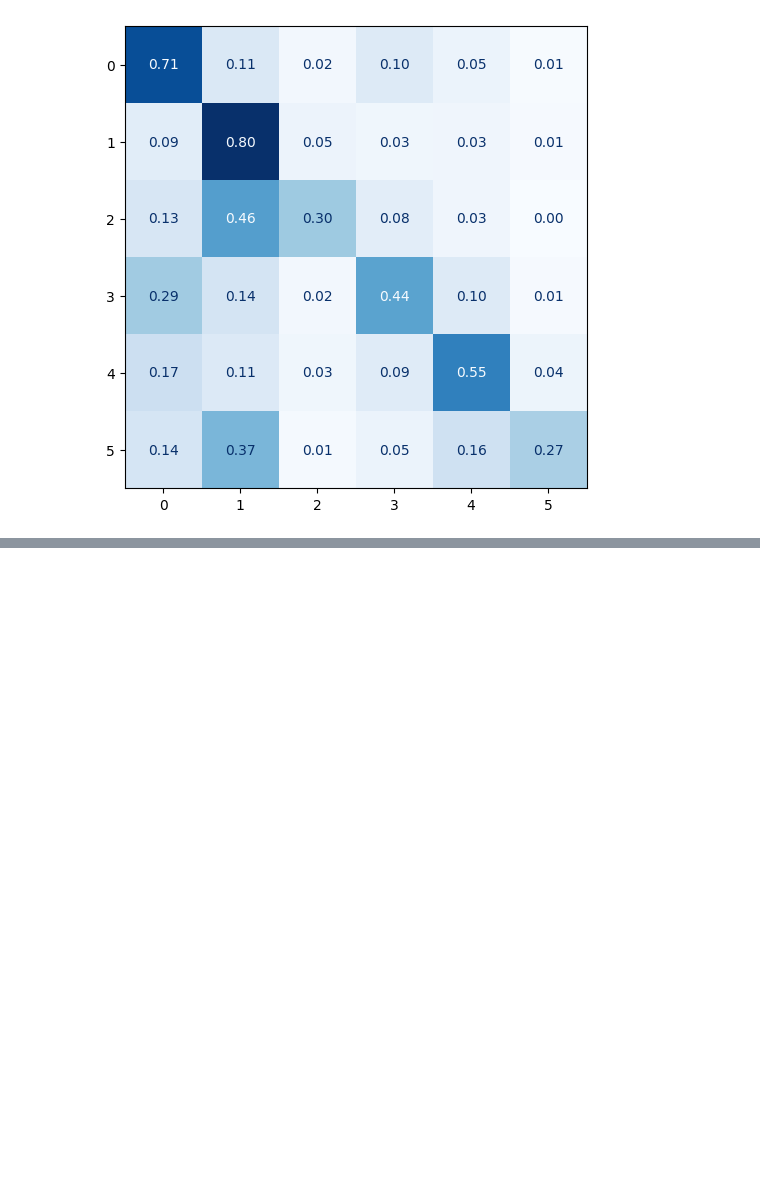
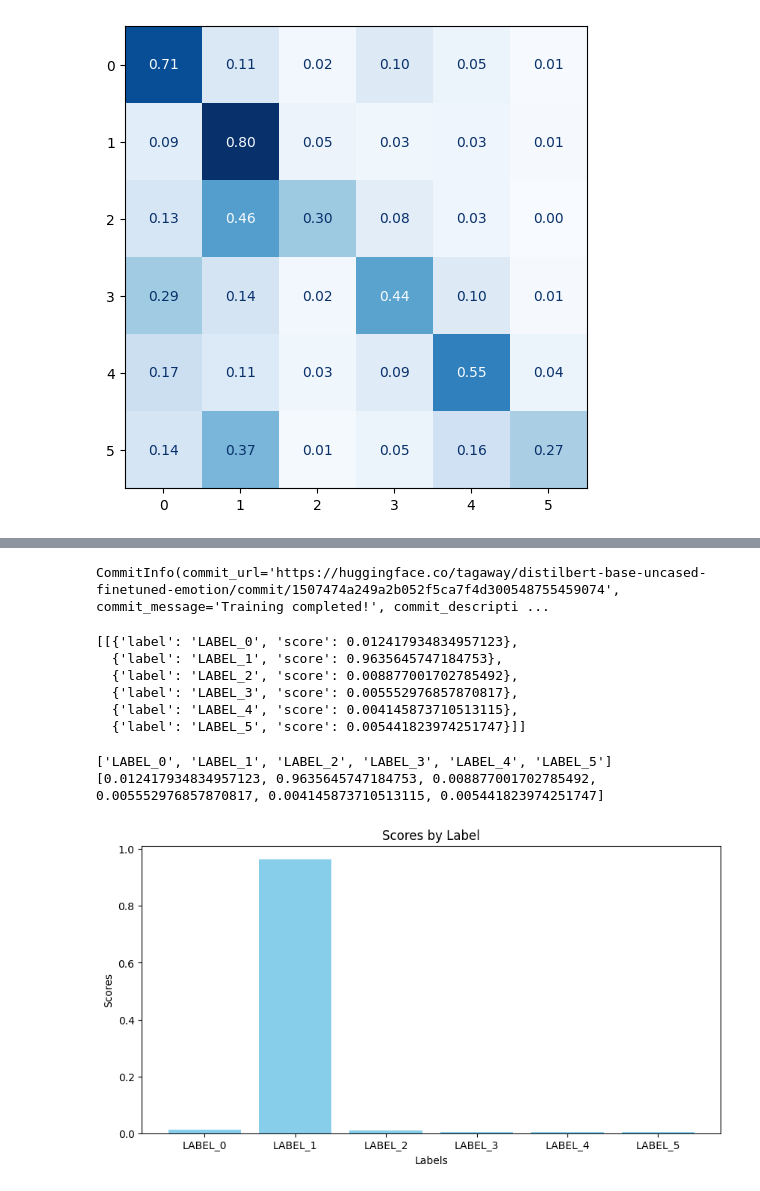
Before and after one commit to meijirou-create/transformer, a Jupyter notebook: text_classificate.ipynb, the cells around one changed output, grey strips where cells are left out. Saved outputs shown, nothing was run; the diff lists cells and outputs as text; code cells hidden in the pictures; blank space fills up the shorter version.

```diff
--- a/text_classificate.ipynb
+++ b/text_classificate.ipynb
@@ -468,0 +618,45 @@ TypeError: 1 must be a sequence
+# %%
+trainer.push_to_hub(commit_message="Training completed!")
+# %% [output]
+CommitInfo(commit_url='https://huggingface.co/tagaway/distilbert-base-uncased-finetuned-emotion/commit/1507474a249a2b052f5ca7f4d300548755459074', commit_message='Training completed!', commit_descripti ...
+# %%
+from transformers import pipeline
+
+model_id = "tagaway/distilbert-base-uncased-finetuned-emotion"
+classifier = pipeline("text-classification", model=model_id)
+# %%
+tweet = "I saw a movie today and it was really good."
+preds = classifier(tweet, return_all_scores=True)
+# %%
+preds
+# %% [output]
+[[{'label': 'LABEL_0', 'score': 0.012417934834957123},
+  {'label': 'LABEL_1', 'score': 0.9635645747184753},
+  {'label': 'LABEL_2', 'score': 0.008877001702785492},
+  {'label': 'LABEL_3', 'score': 0.005552976857870817},
+  {'label': 'LABEL_4', 'score': 0.004145873710513115},
+  {'label': 'LABEL_5', 'score': 0.005441823974251747}]]
+# %%
+data = preds[0]
+
+# ラベルとスコアの抽出
+labels = [item['label'] for item in data]
+scores = [item['score'] for item in data]
+print(labels)
+print(scores)
+
+# 棒グラフの作成
+plt.figure(figsize=(10, 5))
+plt.bar(labels, scores, color='skyblue')
+
+# グラフのタイトルとラベル
+plt.title('Scores by Label')
+plt.xlabel('Labels')
+plt.ylabel('Scores')
+
+# グラフの表示
+plt.show()
+# %% [output]
+['LABEL_0', 'LABEL_1', 'LABEL_2', 'LABEL_3', 'LABEL_4', 'LABEL_5']
+[0.012417934834957123, 0.9635645747184753, 0.008877001702785492, 0.005552976857870817, 0.004145873710513115, 0.005441823974251747]
+[figure, added]
```
Also changed, not shown: parts of 20 cells of this notebook.
